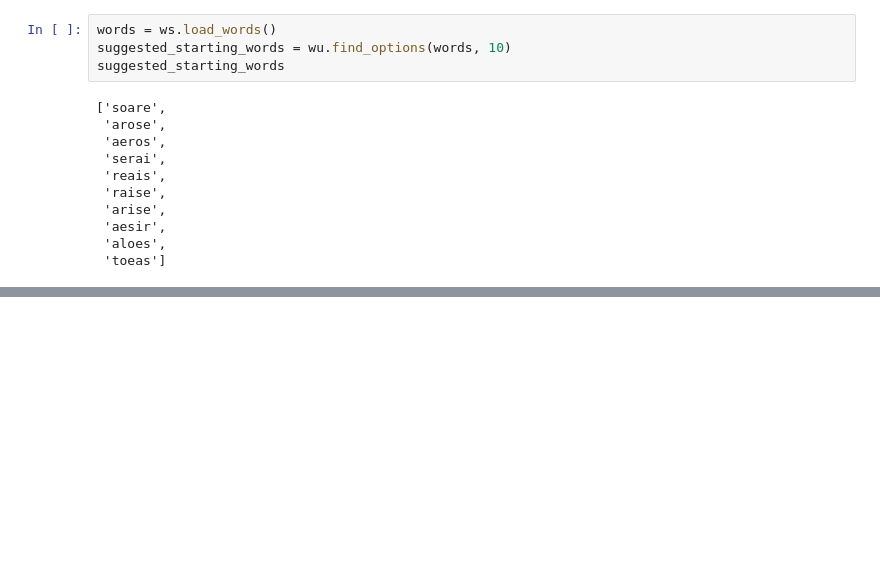
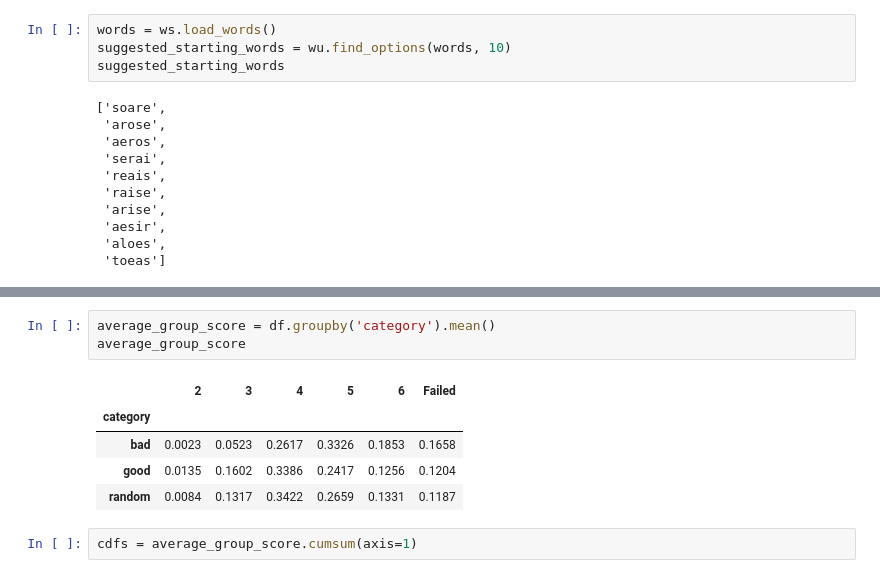
Before and after one commit to u0927156/WordleSolver, a Jupyter notebook: wordle_exploration.ipynb, the cells around one changed output, grey strips where cells are left out. Drawn from its saved outputs; the diff is of its cells as text; blank space fills up the shorter version.

```diff
--- a/wordle_exploration.ipynb
+++ b/wordle_exploration.ipynb
@@ -47,0 +121,11 @@ ValueError: Mime type rendering requires nbformat>=4.2.0 but it is not installed
+# %%
+average_group_score = df.groupby('category').mean()
+average_group_score
+# %% [output]
+|  | 2 | 3 | 4 | 5 | 6 | Failed |
+| category |  |  |  |  |  |  |
+| bad | 0.0023 | 0.0523 | 0.2617 | 0.3326 | 0.1853 | 0.1658 |
+| good | 0.0135 | 0.1602 | 0.3386 | 0.2417 | 0.1256 | 0.1204 |
+| random | 0.0084 | 0.1317 | 0.3422 | 0.2659 | 0.1331 | 0.1187 |
+# %%
+cdfs = average_group_score.cumsum(axis=1)
```
Also changed, not shown: parts of 16 cells of this notebook, 1 other file.
